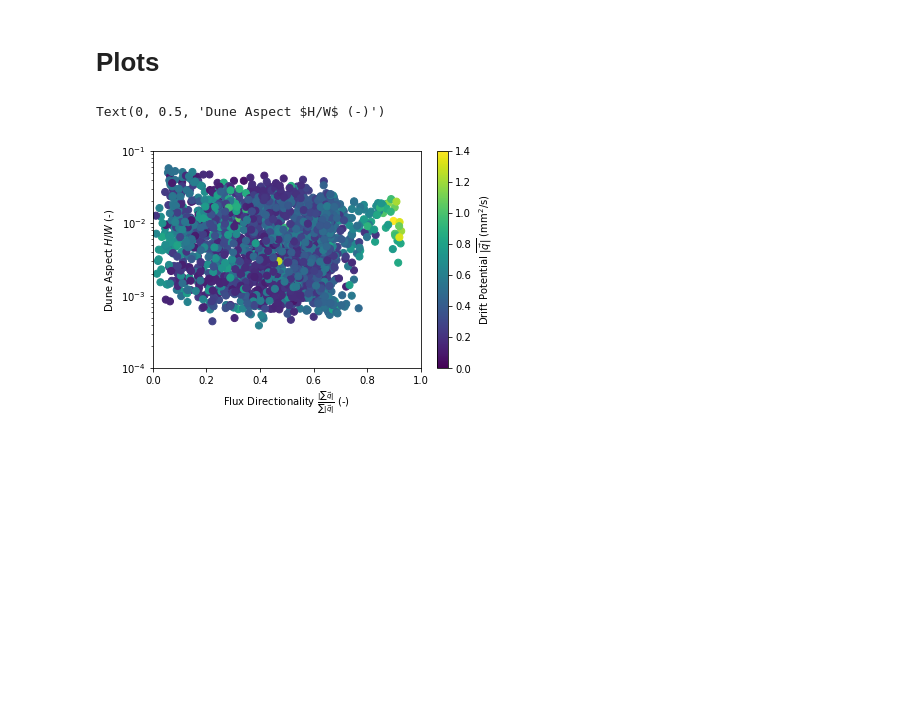
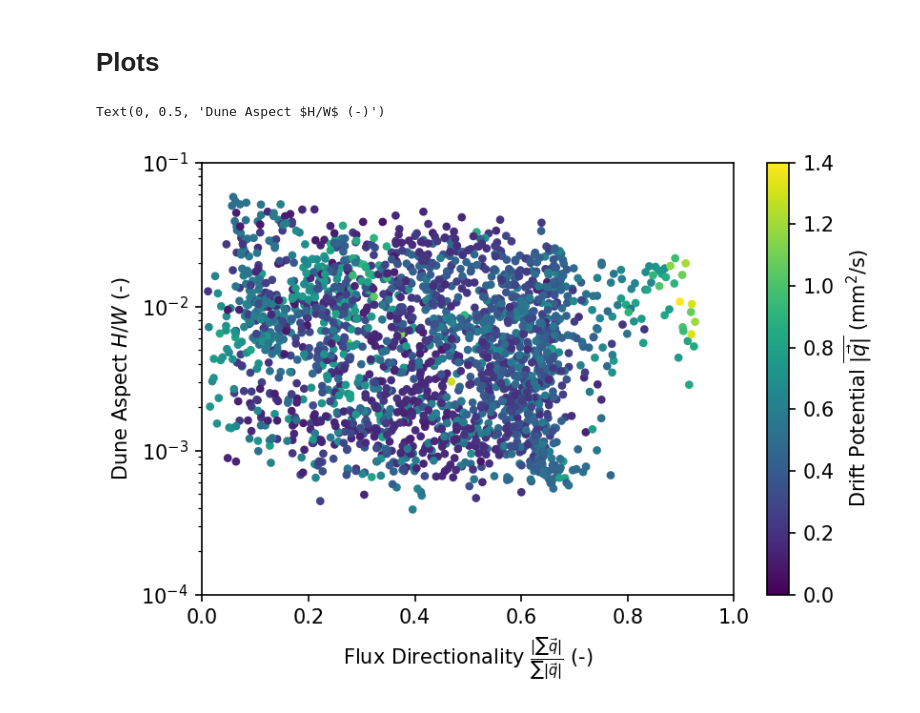
Before and after one commit to geomorphlab/medaes, a Jupyter notebook: day1/day1.ipynb, the cells around one changed output. Saved outputs shown, nothing was run; the diff lists cells and outputs as text; code cells hidden in the pictures; blank space fills up the shorter version.

```diff
--- a/day1/day1.ipynb
+++ b/day1/day1.ipynb
@@ -4,6 +4,7 @@
 import numpy as np
 from matplotlib import pyplot as plt
 import pandas as pd
+plt.rcParams['figure.dpi'] = 150
 # %% [markdown]
 # Functions and constants
 # %%
@@ -31,17 +32,19 @@ da = duneaspect(h,w)
 # %% [markdown]
 # Plots
 # %%
-ss = 50
+ss = 10
 
-s1 = plt.scatter(fd,da,c=dp*m2Pyr_to_mm2Ps,vmin=0,vmax=1.4,s=ss)
+x = dp*m2Pyr_to_mm2Ps
+
+s1 = plt.scatter(fd,da,c=x,vmin=0,vmax=1.4,s=ss)
 
 plt.yscale('log')
 plt.xlim(0,1)
 plt.ylim(1e-4,1e-1)
 
 plt.colorbar(label='Drift Potential $\\overline{|\\vec{q}|}$ (mm$^2$/s)')
 plt.xlabel('Flux Directionality $\\frac{|\\sum\\vec{q}|}{\\sum|\\vec{q}|}$ (-)')
 plt.ylabel('Dune Aspect $H/W$ (-)')
 # %% [output]
 Text(0, 0.5, 'Dune Aspect $H/W$ (-)')
-[figure, old version]
+[figure, new version]
```
Also changed, not shown: 35 other files.
